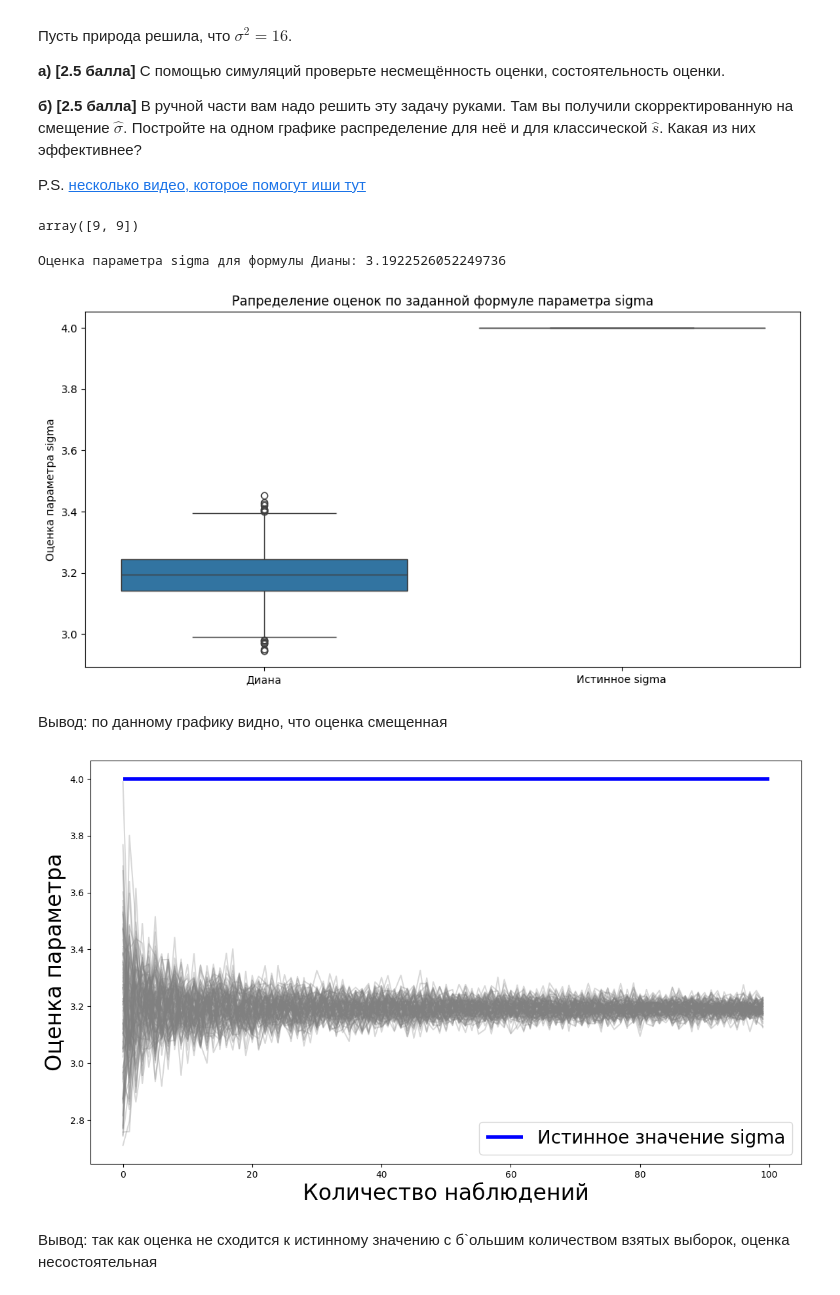
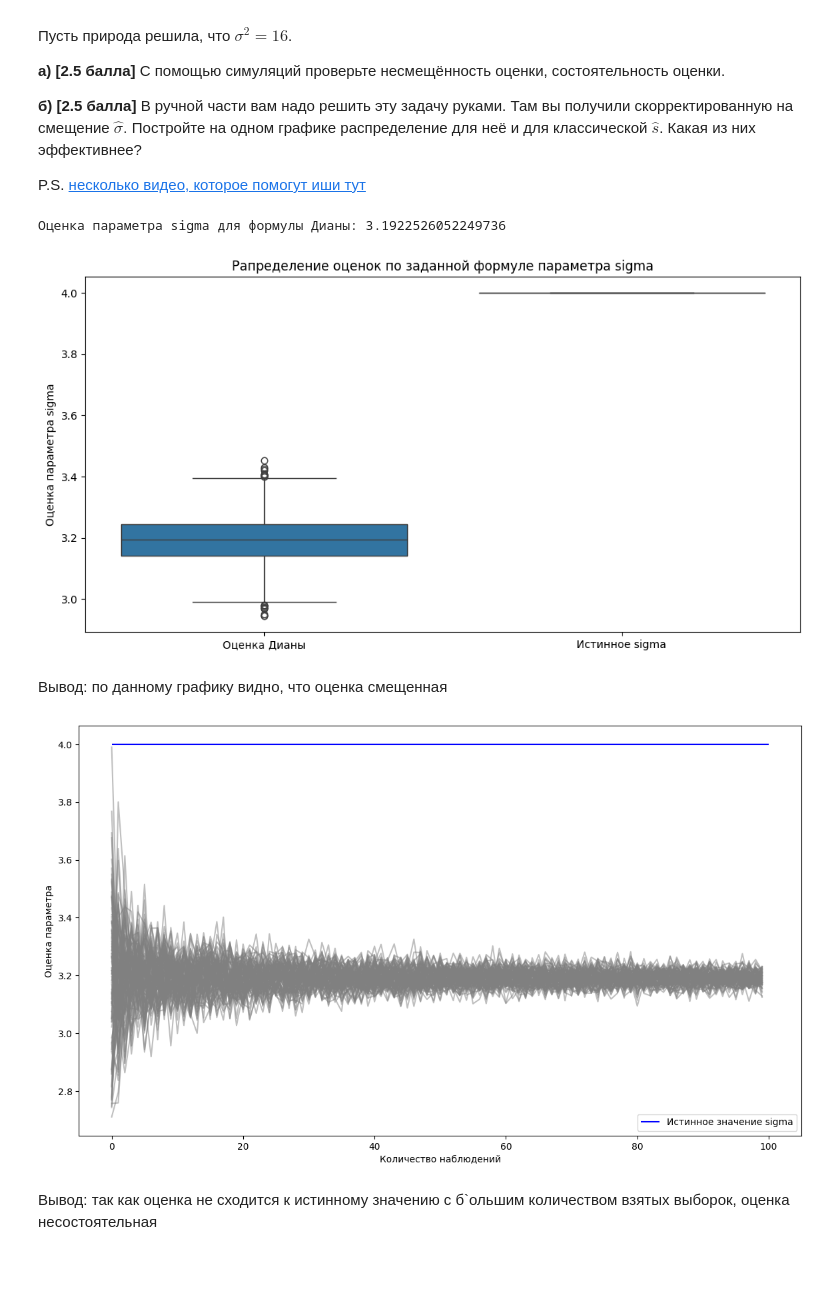
Before and after one commit to IYuminov/yet_another_matstat_course, a Jupyter notebook: hw_2024/yam_hw01-Interstellar.ipynb, the cells around one changed output. Drawn from its saved outputs; the diff is of its cells as text; code cells hidden in the pictures; blank space fills up the shorter version.

```diff
--- a/hw_2024/yam_hw01-Interstellar.ipynb
+++ b/hw_2024/yam_hw01-Interstellar.ipynb
@@ -225,10 +225,6 @@ __а) [2.5 балла]__ С помощью симуляций проверьте
 __б) [2.5 балла]__ В ручной части вам надо решить эту задачу руками. Там вы получили скорректированную на смещение $\hat \sigma.$ Постройте на одном графике распределение для неё и для классической $\hat s$. Какая из них эффективнее?
 
 P.S. [несколько видео, которое помогут иши тут](https://www.youtube.com/watch?v=arYqiJcyE2s&list=PLCf-cQCe1FRxdjkT1RjdmuFeco11U8ZIP)
-# %%
-np.full(2, 9)
-# %% [output]
-array([9, 9])
 # %%
 # your code here
 # ٩(⁎❛ᴗ❛⁎)۶
@@ -245,42 +241,43 @@ sigma_eval = np.zeros(n_sample) # массив значений sigma
 
 for i in range(n_sample):
     sigma_sample = np.random.choice(x, size= size_sample, replace= False) # делаю выборки выборки размера size_sample
-    sigma_eval[i] = np.mean(np.abs(sigma_sample)) # вычисляю sigma по заданной формуле
+    sigma_eval[i] = np.mean(np.abs(sigma_sample)) # оценка для sigma по заданной формуле
 
 print('Оценка параметра sigma для формулы Дианы:', np.mean(sigma_eval))
 
 plt.figure(figsize=(12,6))
 plt.title('Рапределение оценок по заданной формуле параметра sigma')
 plt.ylabel('Оценка параметра sigma')
-df = pd.DataFrame({'Диана': sigma_eval,
+df = pd.DataFrame({'Оценка Дианы': sigma_eval,
                    'Истинное sigma': np.full(n_sample, 4)})
 sns.boxplot(data= df)
 plt.show()
 # %% [output]
 Оценка параметра sigma для формулы Дианы: 3.1922526052249736
-[figure, old version]
+[figure, new version]
 # %% [markdown]
 Вывод: по данному графику видно, что оценка смещенная
 # %%
 # СОСТОЯТЕЛЬНОСТЬ
 np.random.seed(8)
 
 norm_rv = sts.norm(0, 4) # генератор для нормального распределения с заданными параметрами - средним 0 и среднеквадратичным отклонением 4
 x = norm_rv.rvs(10**6)
-sigma_hat = np.zeros((100, 100))
+sigma_eval = np.zeros((100, 100))
+
 for n in range(100, 10100, 100):
-    x_sample = np.random.choice(x, size= (n, 100), replace= False)
-    sigma_hat[n//100 - 1] = np.mean(np.abs(x_sample), axis= 0)
+    x_sample = np.random.choice(x, size= (n, 100), replace= False) # 100 выборок по n наблюдений
+    sigma_eval[n//100 - 1] = np.mean(np.abs(x_sample), axis= 0) # массив оценок для параметра sigma
 
 plt.figure(figsize=(14,8))
-plt.plot(sigma_hat, c= 'grey', alpha= 0.3)
-plt.xlabel('Количество наблюдений', size= 24)
-plt.ylabel('Оценка параметра', size= 24)
-plt.hlines(4, 0, 100, color= 'blue', lw= 4, label= 'Истинное значение sigma')
-plt.legend(fontsize= 20, loc= 4)
+plt.plot(sigma_eval, c= 'grey', alpha= 0.5)
+plt.xlabel('Количество наблюдений')
+plt.ylabel('Оценка параметра')
+plt.hlines(4, 0, 100, color= 'blue', label= 'Истинное значение sigma')
+plt.legend(loc= 4)
 plt.show()
 # %% [output]
-[figure, old version]
+[figure, new version]
 # %% [markdown]
 Вывод: так как оценка не сходится к истинному значению с б`ольшим количеством взятых выборок, оценка несостоятельная
 # %% [markdown]
```
